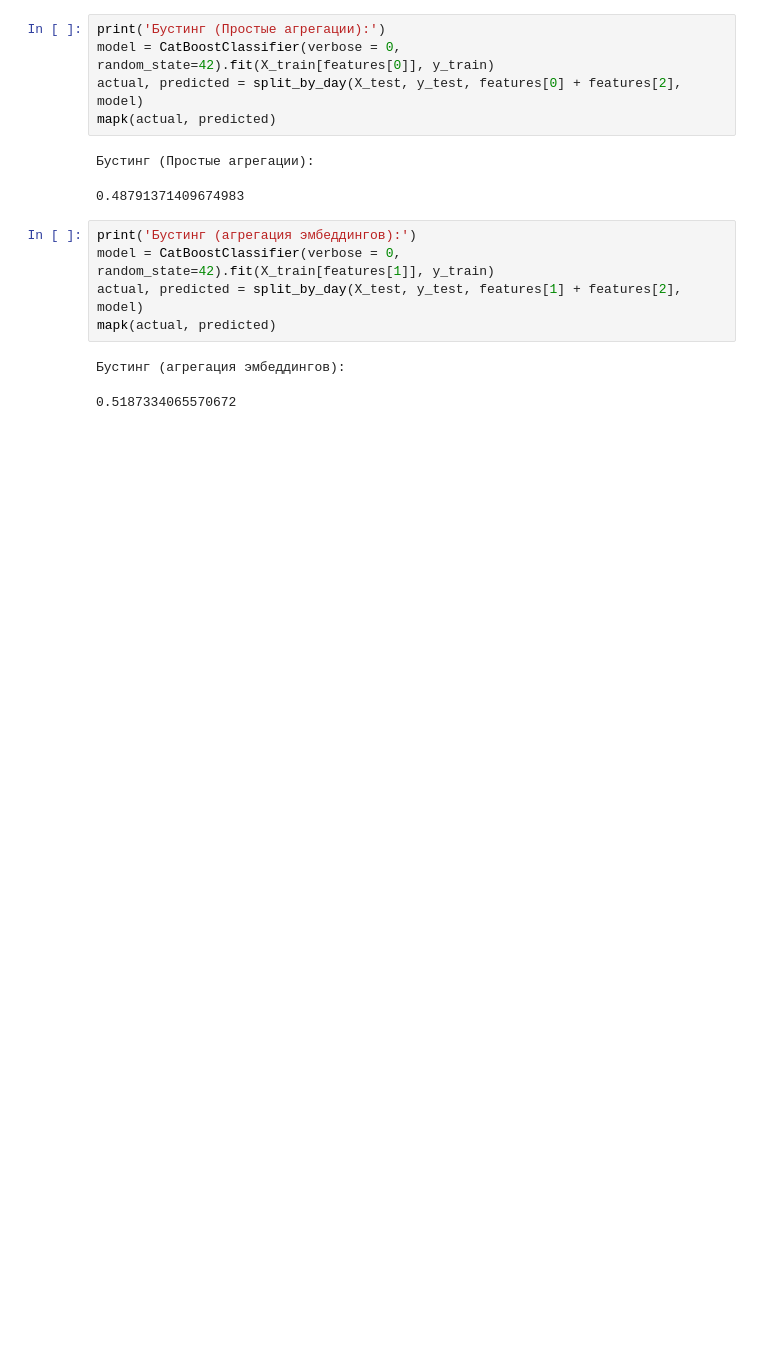
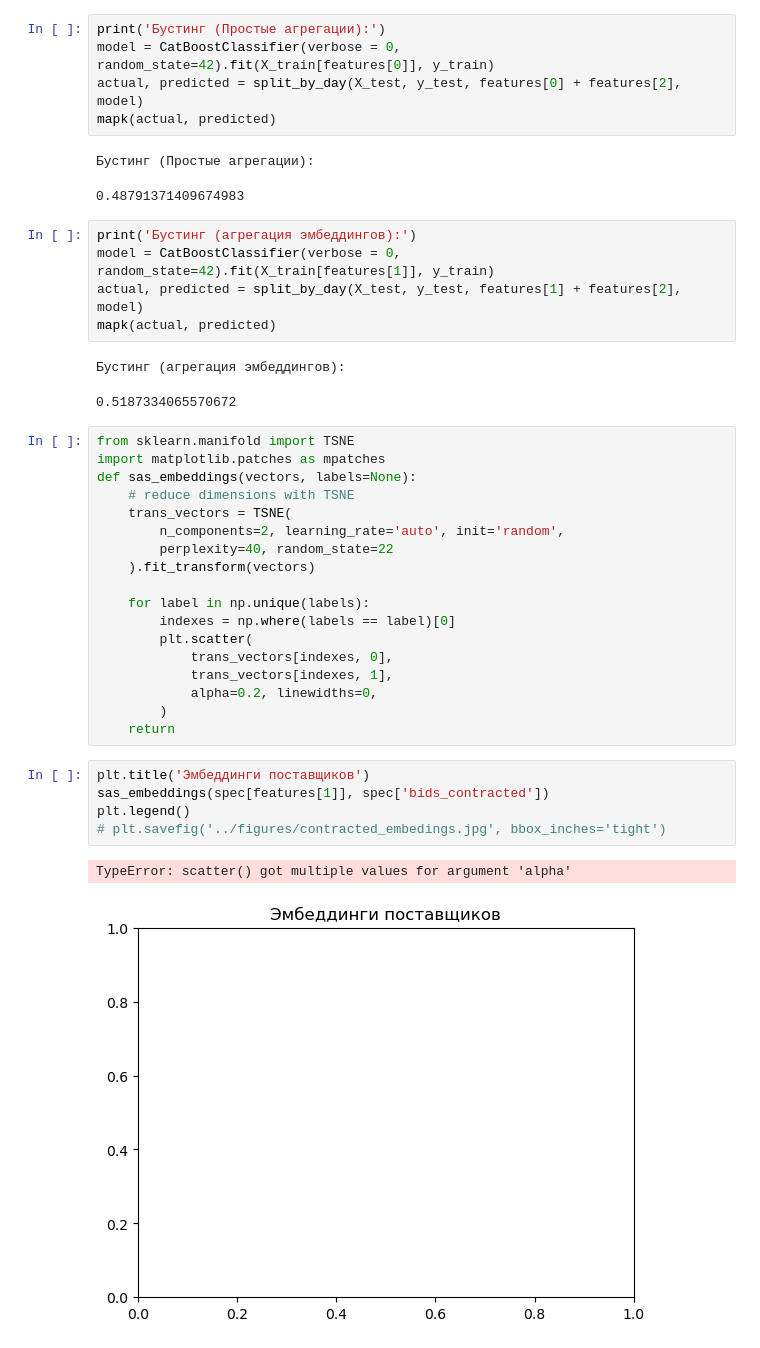
Before and after one commit to my-sas/Suppliers-time-series-analysis, a Jupyter notebook: notebooks/features_comparison.ipynb, the cells around one changed output. Drawn from its saved outputs; the diff is of its cells as text; blank space fills up the shorter version.

```diff
--- a/notebooks/features_comparison.ipynb
+++ b/notebooks/features_comparison.ipynb
@@ -185,3 +185,29 @@ mapk(actual, predicted)
 # %% [output]
 Бустинг (агрегация эмбеддингов):
 0.5187334065570672
+# %%
+from sklearn.manifold import TSNE
+import matplotlib.patches as mpatches
+def sas_embeddings(vectors, labels=None):
+    # reduce dimensions with TSNE
+    trans_vectors = TSNE(
+        n_components=2, learning_rate='auto', init='random',
+        perplexity=40, random_state=22
+    ).fit_transform(vectors)
+
+    for label in np.unique(labels):
+        indexes = np.where(labels == label)[0]
+        plt.scatter(
+            trans_vectors[indexes, 0],
+            trans_vectors[indexes, 1],
+            alpha=0.2, linewidths=0,
+        )
+    return
+# %%
+plt.title('Эмбеддинги поставщиков')
+sas_embeddings(spec[features[1]], spec['bids_contracted'])
+plt.legend()
+# plt.savefig('../figures/contracted_embedings.jpg', bbox_inches='tight')
+# %% [output]
+TypeError: scatter() got multiple values for argument 'alpha'
+[figure, added]
```
Also changed, not shown: parts of 2 cells of this notebook, 8 other files.
